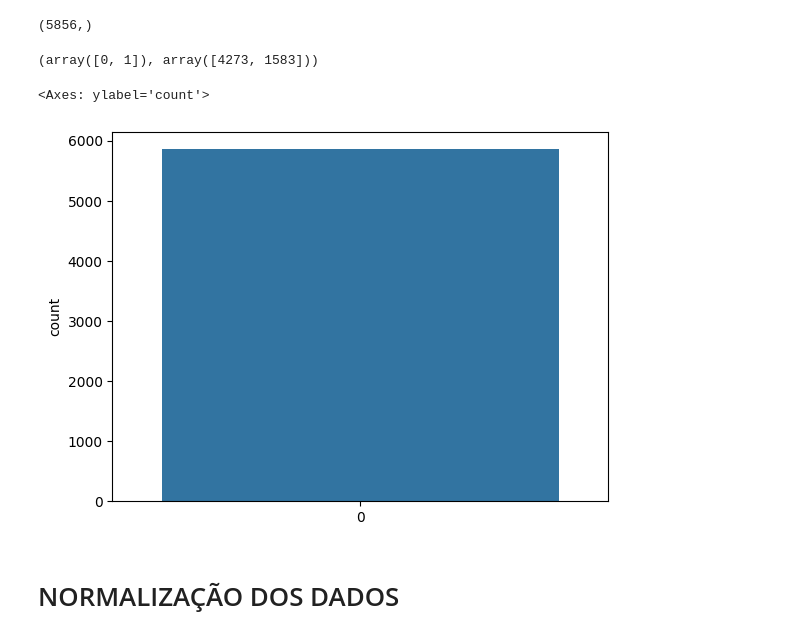
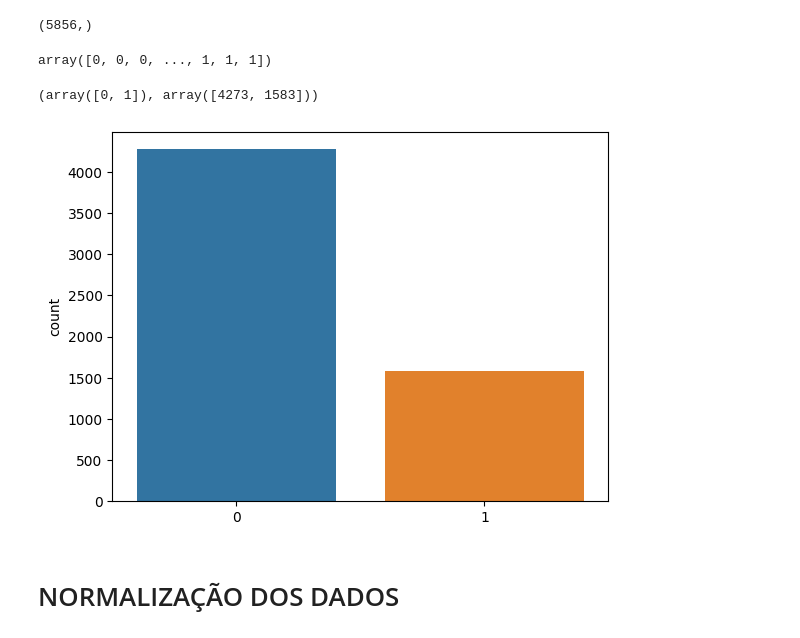
Before and after one commit to dvbarbato/projeto_xray, a Jupyter notebook: classificador.ipynb, the cells around one changed output. Saved outputs shown, nothing was run; the diff lists cells and outputs as text; code cells hidden in the pictures.

Commit message:
add countplot

```diff
--- a/classificador.ipynb
+++ b/classificador.ipynb
@@ -126,15 +126,18 @@ X.shape
 y.shape
 # %% [output]
 (5856,)
+# %%
+y
+# %% [output]
+array([0, 0, 0, ..., 1, 1, 1])
 # %%
 np.unique(y, return_counts=True)
 # %% [output]
 (array([0, 1]), array([4273, 1583]))
 # %%
-sns.countplot(y)
+sns.countplot(x=y);
 # %% [output]
-<Axes: ylabel='count'>
-[figure, old version]
+[figure, new version]
 # %% [markdown]
 # NORMALIZAÇÃO DOS DADOS
 # %%
```
Also changed, not shown: parts of 2 cells of this notebook.
